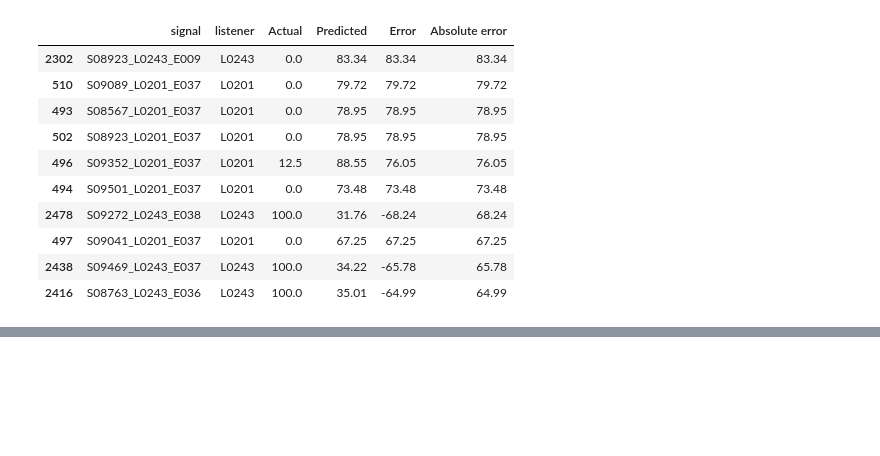
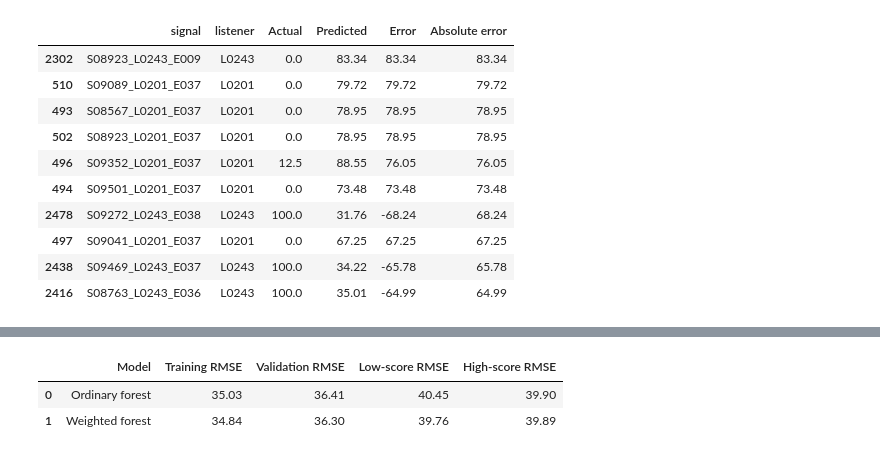
Before and after one commit to roberaBelachew/clarity_cpc2, a Jupyter notebook: clarity_cpc2.ipynb, the cells around one changed output, grey strips where cells are left out. Saved outputs shown, nothing was run; the diff lists cells and outputs as text; code cells hidden in the pictures; blank space fills up the shorter version.

Commit message:
experimenting with weights

```diff
--- a/clarity_cpc2.ipynb
+++ b/clarity_cpc2.ipynb
@@ -981,0 +1041,83 @@ display(
+# %%
+from sklearn.model_selection import GroupShuffleSplit
+from sklearn.ensemble import RandomForestRegressor
+
+# Use the audio-only features for this experiment.
+assert X_audio.index.equals(y.index)
+assert data.index.equals(y.index)
+
+splitter = GroupShuffleSplit(
+    n_splits=1,
+    test_size=0.20,
+    random_state=42,
+)
+
+weighted_train_idx, weighted_val_idx = next(
+    splitter.split(X_audio, y, groups=data["listener"])
+)
+
+# Select inputs and targets using exactly the same row positions.
+X_weight_train = X_audio.iloc[weighted_train_idx].copy()
+X_weight_val = X_audio.iloc[weighted_val_idx].copy()
+
+y_weight_train = y.iloc[weighted_train_idx].copy()
+y_weight_val = y.iloc[weighted_val_idx].copy()
+
+# Give extreme-score training examples twice the weight.
+weights = np.where(
+    (y_weight_train <= 25) | (y_weight_train >= 75),
+    2.0,
+    1.0,
+)
+
+assert X_weight_train.index.equals(y_weight_train.index)
+assert len(X_weight_train) == len(y_weight_train) == len(weights)
+
+print("Training inputs:", len(X_weight_train))
+print("Training targets:", len(y_weight_train))
+print("Training weights:", len(weights))
+
+# Compare ordinary and weighted models on the same split.
+weighting_results = []
+
+for name, sample_weights in [
+    ("Ordinary forest", None),
+    ("Weighted forest", weights),
+]:
+    forest = RandomForestRegressor(
+        n_estimators=100,
+        max_depth=3,
+        random_state=42,
+        n_jobs=-1,
+    )
+
+    forest.fit(
+        X_weight_train,
+        y_weight_train,
+        sample_weight=sample_weights,
+    )
+
+    predictions = forest.predict(X_weight_val)
+
+    low = (y_weight_val <= 25).to_numpy()
+    high = (y_weight_val >= 75).to_numpy()
+
+    weighting_results.append({
+        "Model": name,
+        "Training RMSE": rmse(
+            y_weight_train,
+            forest.predict(X_weight_train),
+        ),
+        "Validation RMSE": rmse(y_weight_val, predictions),
+        "Low-score RMSE": (
+            rmse(y_weight_val.iloc[np.flatnonzero(low)], predictions[low])
+            if low.any() else np.nan
+        ),
+        "High-score RMSE": (
+            rmse(y_weight_val.iloc[np.flatnonzero(high)], predictions[high])
+            if high.any() else np.nan
+        ),
+    })
+
+display(pd.DataFrame(weighting_results).round(2))
+# %% [output]
@@ -981,0 +1127,3 @@ display(
+|  | Model | Training RMSE | Validation RMSE | Low-score RMSE | High-score RMSE |
+| 0 | Ordinary forest | 35.03 | 36.41 | 40.45 | 39.90 |
+| 1 | Weighted forest | 34.84 | 36.30 | 39.76 | 39.89 |
```
Also changed, not shown: parts of 3 cells of this notebook.
